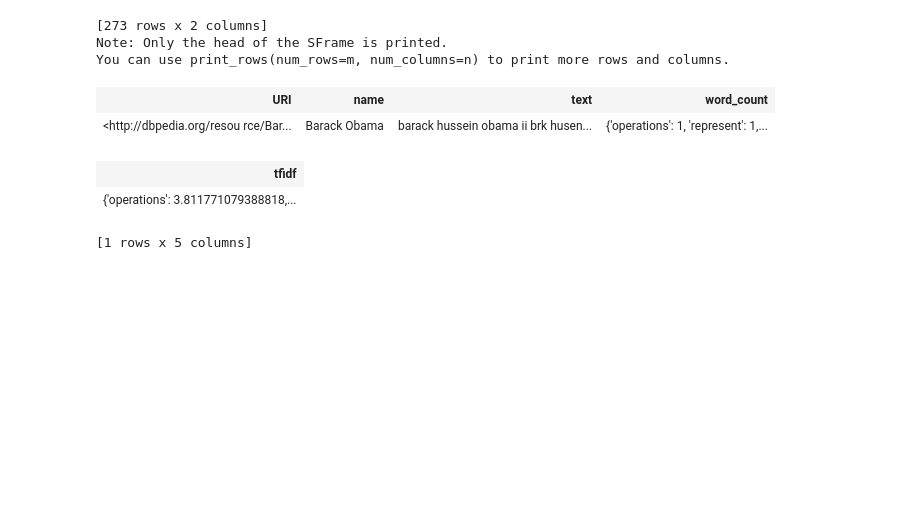
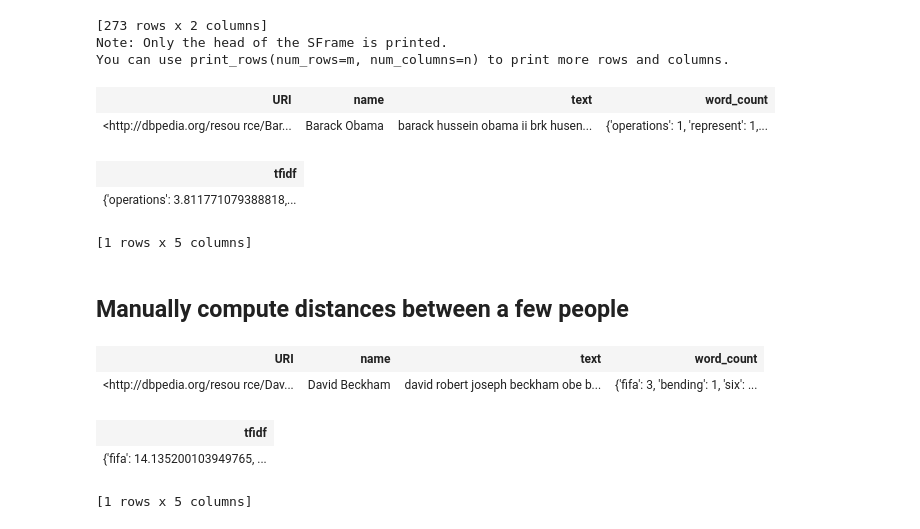
Before and after one commit to ledrui/Document-Retrieval, a Jupyter notebook: Document Retrieval_1.ipynb, the cells around one changed output. Cells and saved outputs as stored; diff of their text form; code cells hidden in the pictures; blank space fills up the shorter version.

```diff
--- a/Document Retrieval_1.ipynb
+++ b/Document Retrieval_1.ipynb
@@ -156,3 +156,5 @@ obama.head()
 | tfidf |
 | {'operations': 3.811771079388818,... |
 [1 rows x 5 columns]
+# %% [markdown]
+## Manually compute distances between a few people
@@ -158,0 +163,9 @@ obama.head()
+# %%
+beckham = people[people['name']=='David Beckham']
+beckham.head()
+# %% [output]
+| URI | name | text | word_count |
+| <http://dbpedia.org/resou rce/Dav... | David Beckham | david robert joseph beckham obe b... | {'fifa': 3, 'bending': 1, 'six': ... |
+| tfidf |
+| {'fifa': 14.135200103949765, ... |
+[1 rows x 5 columns]
```
Also changed, not shown: parts of 4 cells of this notebook.
